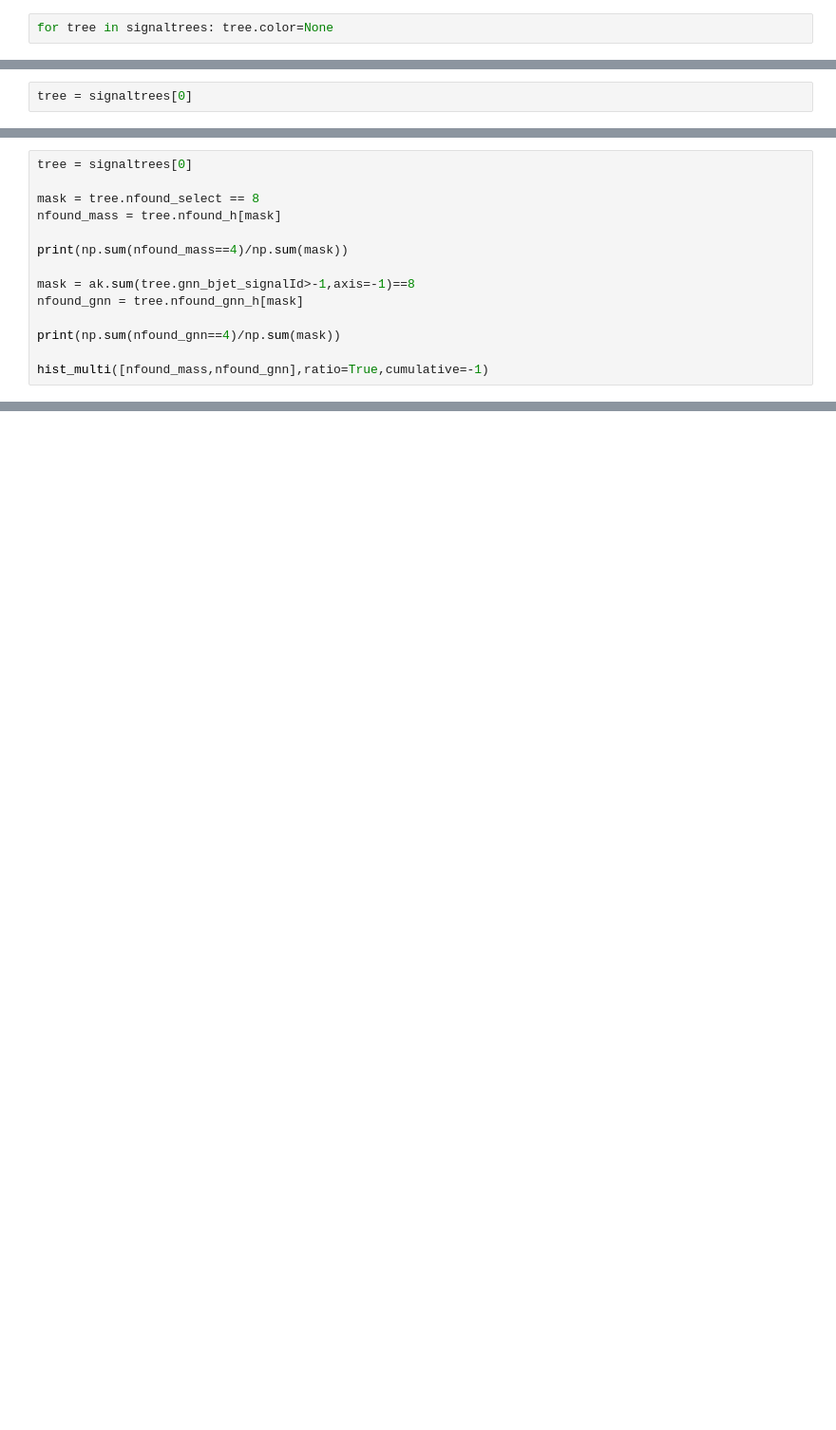
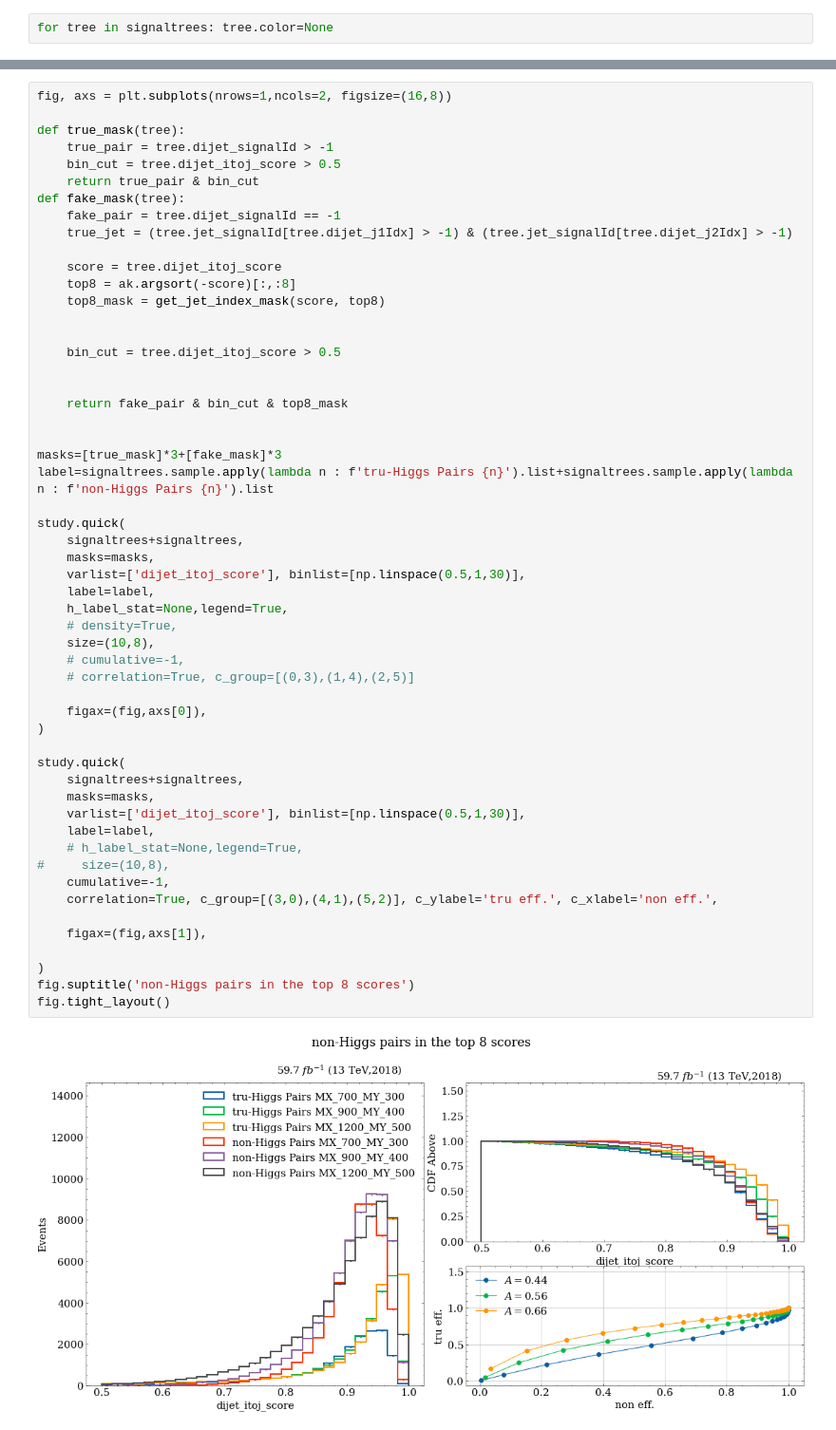
Before and after one commit to ekoenig4/analysis, a Jupyter notebook: jupyter/eightb/pairing_methods/graph_net/hyper_edge_gnn/check-golden.ipynb, the cells around one changed output, grey strips where cells are left out. Shown at 95% size. Cells and saved outputs as stored; diff of their text form; blank space fills up the shorter version.

```diff
--- a/jupyter/eightb/pairing_methods/graph_net/hyper_edge_gnn/check-golden.ipynb
+++ b/jupyter/eightb/pairing_methods/graph_net/hyper_edge_gnn/check-golden.ipynb
@@ -66,2 +37,0 @@ def ak_find_best_comb(selected,  n_pairs, all_combs, all_comb_score):
-# %%
-tree = signaltrees[0]
@@ -314,14 +37,0 @@ study.overlay(
-# %%
-tree = signaltrees[0]
-
-mask = tree.nfound_select == 8
-nfound_mass = tree.nfound_h[mask]
-
-print(np.sum(nfound_mass==4)/np.sum(mask))
-
-mask = ak.sum(tree.gnn_bjet_signalId>-1,axis=-1)==8
-nfound_gnn = tree.nfound_gnn_h[mask]
-
-print(np.sum(nfound_gnn==4)/np.sum(mask))
-
-hist_multi([nfound_mass,nfound_gnn],ratio=True,cumulative=-1)
@@ -333,0 +354,56 @@ hist_multi([nfound_mass,nfound_gnn],ratio=True,cumulative=-1)
+# %%
+fig, axs = plt.subplots(nrows=1,ncols=2, figsize=(16,8))
+
+def true_mask(tree):
+    true_pair = tree.dijet_signalId > -1
+    bin_cut = tree.dijet_itoj_score > 0.5
+    return true_pair & bin_cut
+def fake_mask(tree):
+    fake_pair = tree.dijet_signalId == -1
+    true_jet = (tree.jet_signalId[tree.dijet_j1Idx] > -1) & (tree.jet_signalId[tree.dijet_j2Idx] > -1)
+
+    score = tree.dijet_itoj_score
+    top8 = ak.argsort(-score)[:,:8]
+    top8_mask = get_jet_index_mask(score, top8)
+
+
+    bin_cut = tree.dijet_itoj_score > 0.5
+
+
+    return fake_pair & bin_cut & top8_mask
+
+
+masks=[true_mask]*3+[fake_mask]*3
+label=signaltrees.sample.apply(lambda n : f'tru-Higgs Pairs {n}').list+signaltrees.sample.apply(lambda n : f'non-Higgs Pairs {n}').list
+
+study.quick(
+    signaltrees+signaltrees,
+    masks=masks,
+    varlist=['dijet_itoj_score'], binlist=[np.linspace(0.5,1,30)],
+    label=label,
+    h_label_stat=None,legend=True,
+    # density=True,
+    size=(10,8),
+    # cumulative=-1,
+    # correlation=True, c_group=[(0,3),(1,4),(2,5)]
+
+    figax=(fig,axs[0]),
+)
+
+study.quick(
+    signaltrees+signaltrees,
+    masks=masks,
+    varlist=['dijet_itoj_score'], binlist=[np.linspace(0.5,1,30)],
+    label=label,
+    # h_label_stat=None,legend=True,
+#     size=(10,8),
+    cumulative=-1,
+    correlation=True, c_group=[(3,0),(4,1),(5,2)], c_ylabel='tru eff.', c_xlabel='non eff.',
+
+    figax=(fig,axs[1]),
+
+)
+fig.suptitle('non-Higgs pairs in the top 8 scores')
+fig.tight_layout()
+# %% [output]
+[figure, added]
```
Also changed, not shown: parts of 69 cells of this notebook, 4 other files.
